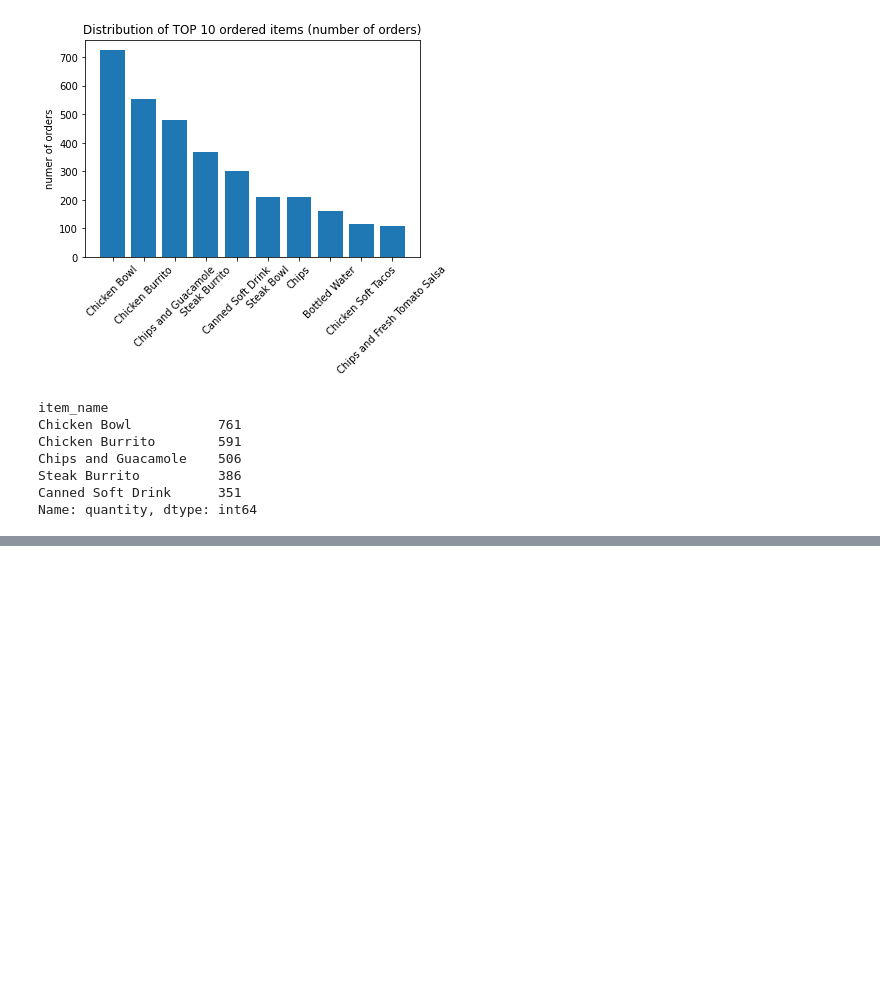
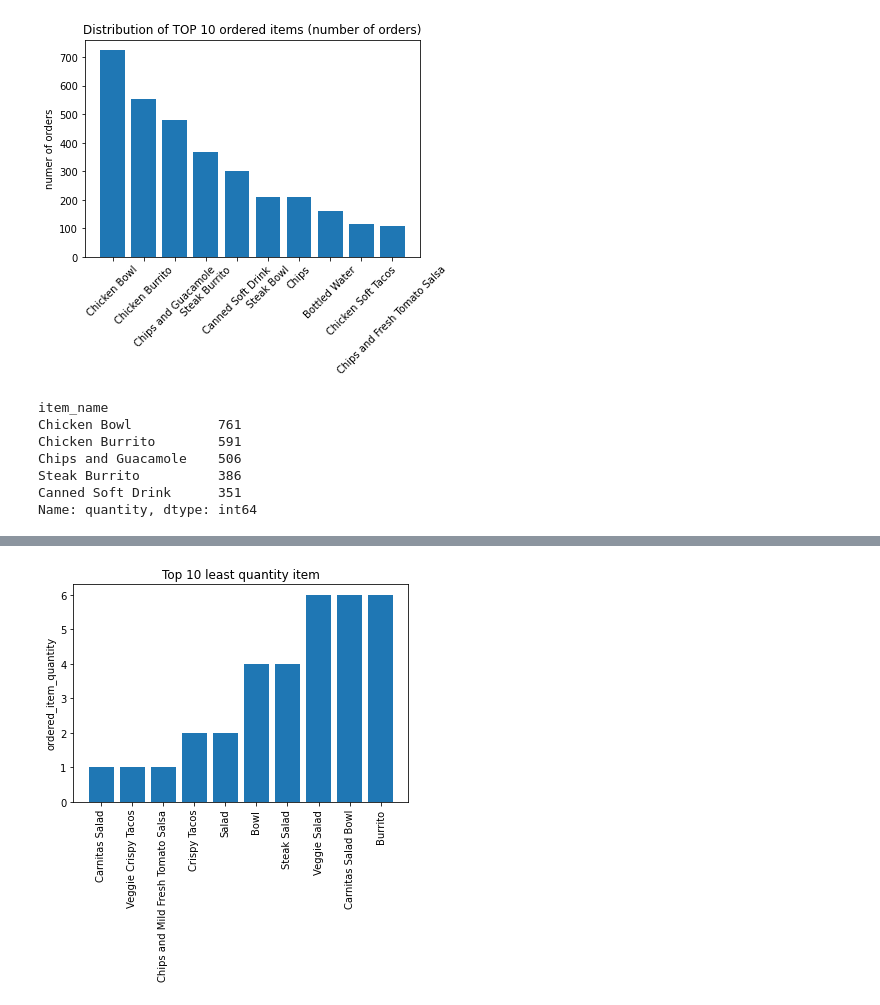
Before and after one commit to carlyle1233/22-2_IT_mining, a Jupyter notebook: python_basics2_실습.ipynb, the cells around one changed output, grey strips where cells are left out. Cells and saved outputs as stored; diff of their text form; code cells hidden in the pictures; blank space fills up the shorter version.

```diff
--- a/python_basics2_실습.ipynb
+++ b/python_basics2_실습.ipynb
@@ -321,0 +435,6 @@ Name: quantity, dtype: int64
+# %%
+##1. 주문량이 가장 적은 메뉴 10개 보여주기
+
+order_quantity1=chipo.groupby('item_name')['quantity'].sum()
+order_sorted1=order_quantity1.sort_values(ascending=True)[:10]
+print(order_sorted1)
@@ -321,0 +454,11 @@ Name: quantity, dtype: int64
+# %%
+item_list1=order_sorted1.index.tolist()
+item_qty1=order_sorted1.values.tolist()
+
+plt.bar(item_list1, item_qty1, align='center')
+plt.ylabel('ordered_item_quantity')
+plt.title('Top 10 least quantity item')
+plt.xticks(rotation=90)
+plt.show()
+# %% [output]
+[figure, added]
```
Also changed, not shown: parts of 56 cells of this notebook.
